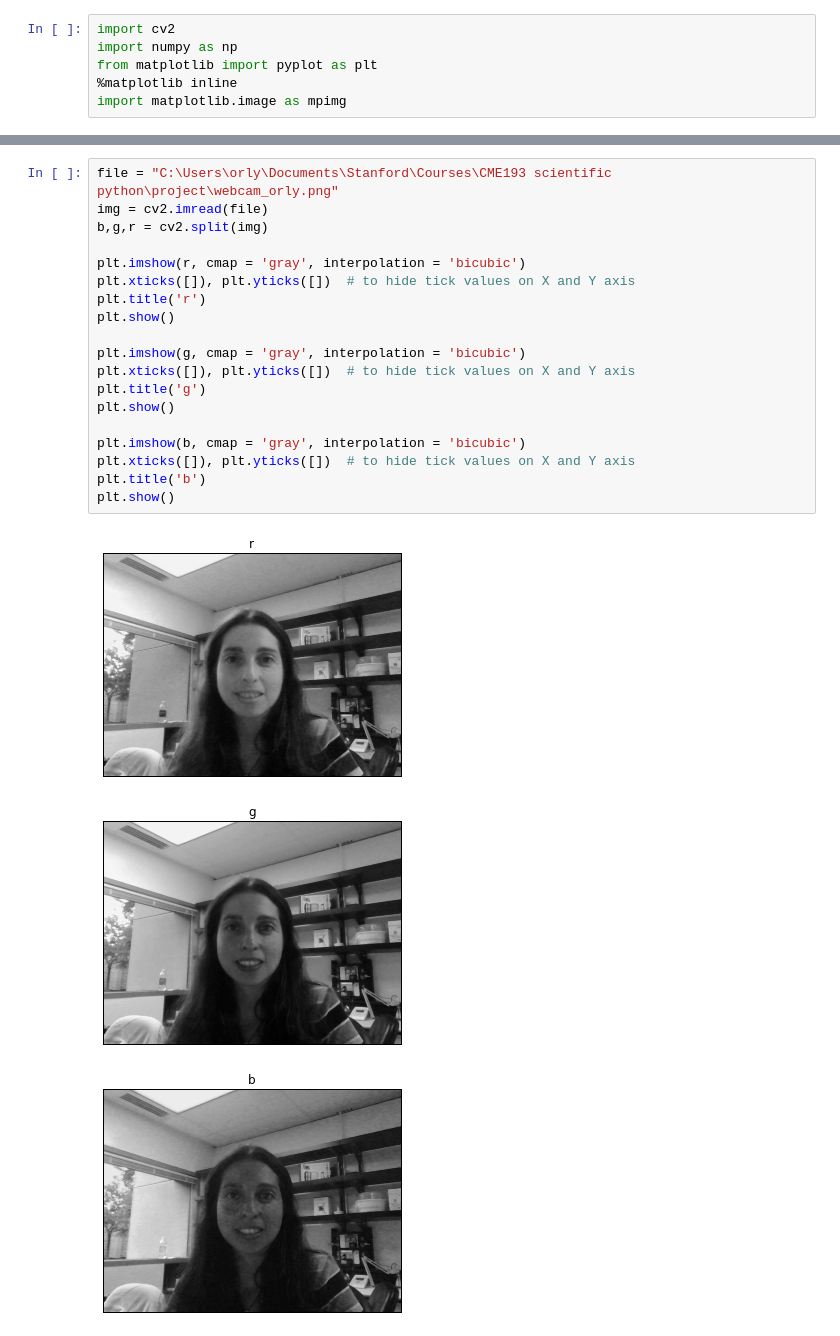
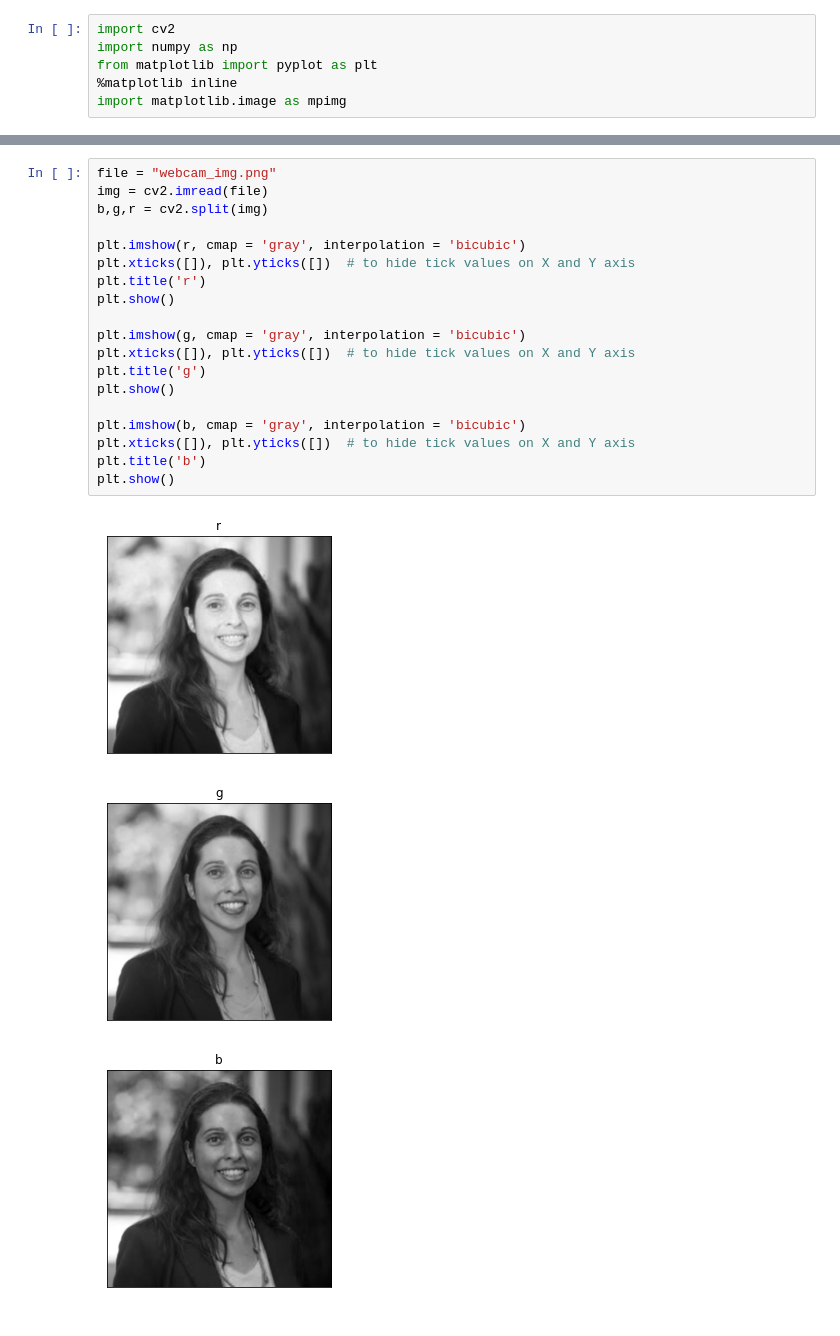
Before and after one commit to orlyliba/image-processing-python-primer, a Jupyter notebook: Fun project with OpenCV.ipynb, the cells around one changed output, grey strips where cells are left out. Saved outputs shown, nothing was run; the diff lists cells and outputs as text.

```diff
--- a/Fun project with OpenCV.ipynb
+++ b/Fun project with OpenCV.ipynb
@@ -60,26 +60,26 @@ Image(filename=file)
 # %%
-file = "C:\Users\orly\Documents\Stanford\Courses\CME193 scientific python\project\webcam_orly.png"
+file = "webcam_img.png"
 img = cv2.imread(file)
 b,g,r = cv2.split(img)
 
 plt.imshow(r, cmap = 'gray', interpolation = 'bicubic')
 plt.xticks([]), plt.yticks([])  # to hide tick values on X and Y axis
 plt.title('r')
 plt.show()
 
 plt.imshow(g, cmap = 'gray', interpolation = 'bicubic')
 plt.xticks([]), plt.yticks([])  # to hide tick values on X and Y axis
 plt.title('g')
 plt.show()
 
 plt.imshow(b, cmap = 'gray', interpolation = 'bicubic')
 plt.xticks([]), plt.yticks([])  # to hide tick values on X and Y axis
 plt.title('b')
 plt.show()
 # %% [output]
-[figure, old version]
+[figure, new version]
-[figure, old version]
+[figure, new version]
-[figure, old version]
+[figure, new version]
 # %%
 def rgb2gray(rgb):
     return np.dot(rgb[...,:3], [0.299, 0.587, 0.144])
```
Also changed, not shown: parts of 9 cells of this notebook, 5 other files.
